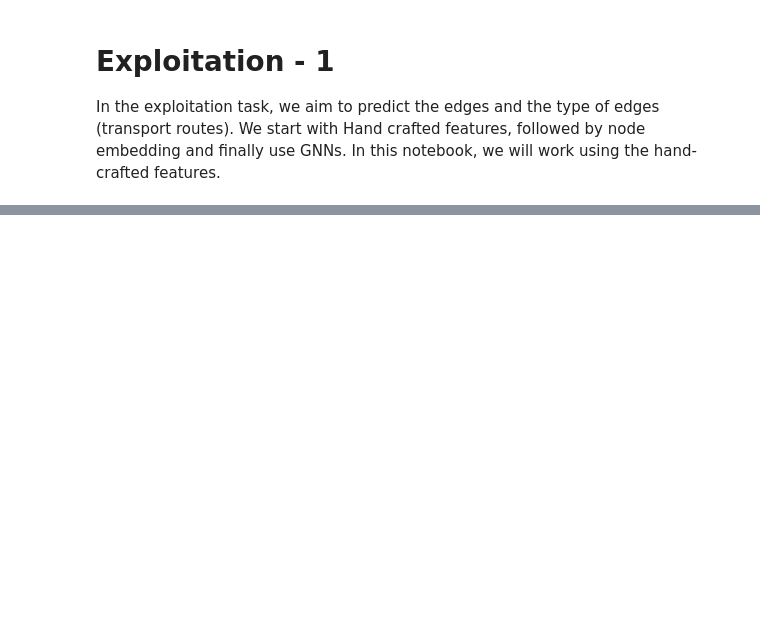
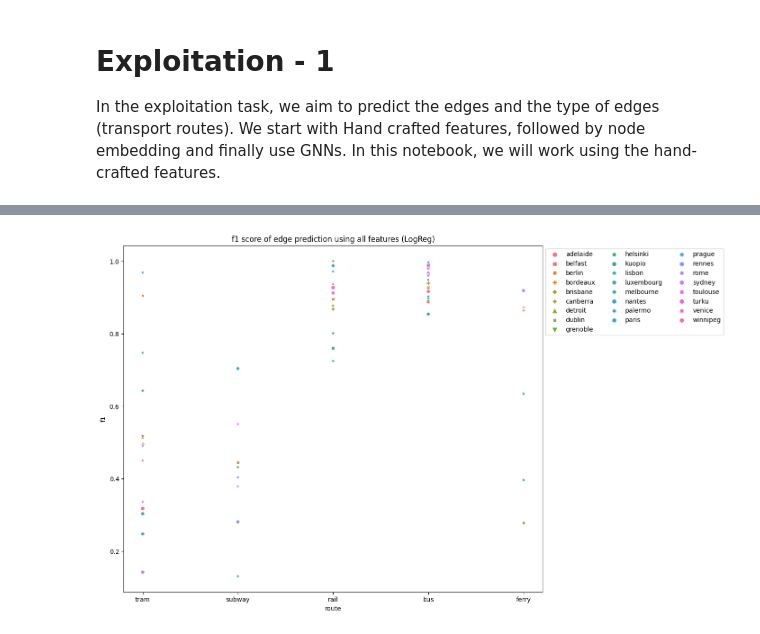
Before and after one commit to ravinitheshreddy/urban-transit-networks-analysis, a Jupyter notebook: notebooks/Exploitation/exploitation-handcraft.ipynb, the cells around one changed output, grey strips where cells are left out. Drawn from its saved outputs; the diff is of its cells as text; code cells hidden in the pictures; blank space fills up the shorter version.

```diff
--- a/notebooks/Exploitation/exploitation-handcraft.ipynb
+++ b/notebooks/Exploitation/exploitation-handcraft.ipynb
@@ -384,0 +362,2 @@ plt.legend(loc='upper left', bbox_to_anchor=(1, 1), ncol=3)
+# %%
+train_model(cities_graphs_dir, city_network_graphs_dir_edge_pred_linreg_all, incl_node_fts=True, incl_common_fts=True)
@@ -384,0 +406,14 @@ plt.legend(loc='upper left', bbox_to_anchor=(1, 1), ncol=3)
+# %%
+cities_reg = sorted([x.stem for x in city_network_graphs_dir_edge_pred_linreg_all.glob('*.gpickle')])
+cities_graphs_scores_all = load_all_cities_graphs(cities_reg, city_network_graphs_dir_edge_pred_linreg_all)
+cities_graphs_scores_all_df = pd.DataFrame.from_dict({(i,j): cities_graphs_scores_all[i][j]
+                           for i in cities_graphs_scores_all.keys()
+                           for j in cities_graphs_scores_all[i].keys()},
+                       orient='index').reset_index(drop=False, names=["city", "route"])
+
+cities_graphs_scores_all_df = cities_graphs_scores_all_df[~cities_graphs_scores_all_df['route'].isin(['full', 'cablecar'])]
+# cities_graphs_scores_all_df.pivot(index='city', columns='route', values='f1')
+# %%
+plot_scores(cities_graphs_scores_all_df, features="all")
+# %% [output]
+[figure, added]
```
Also changed, not shown: parts of 35 cells of this notebook, 1 other file.
